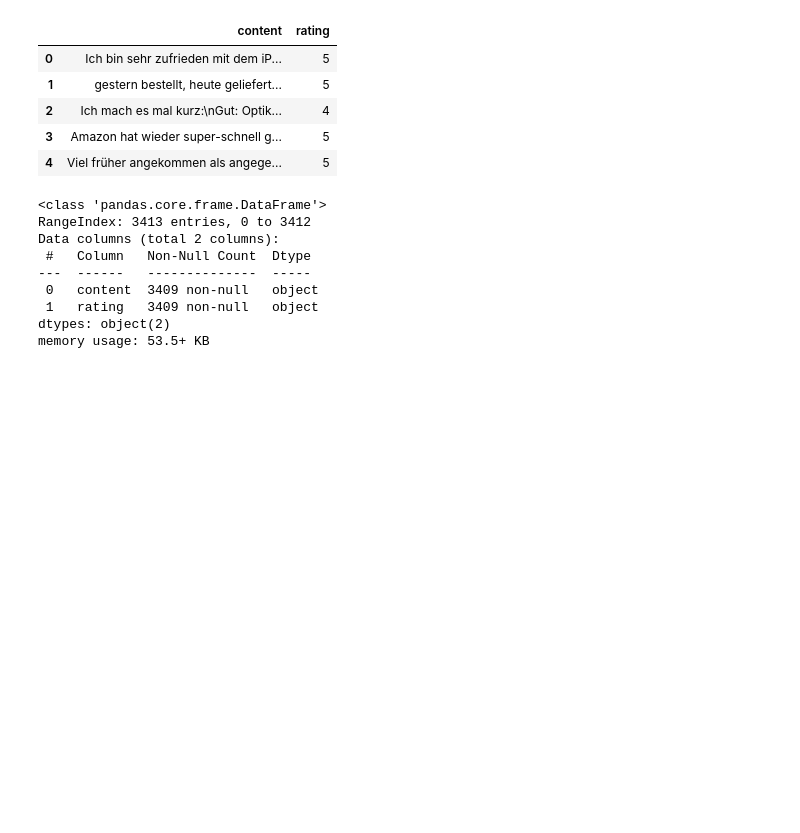
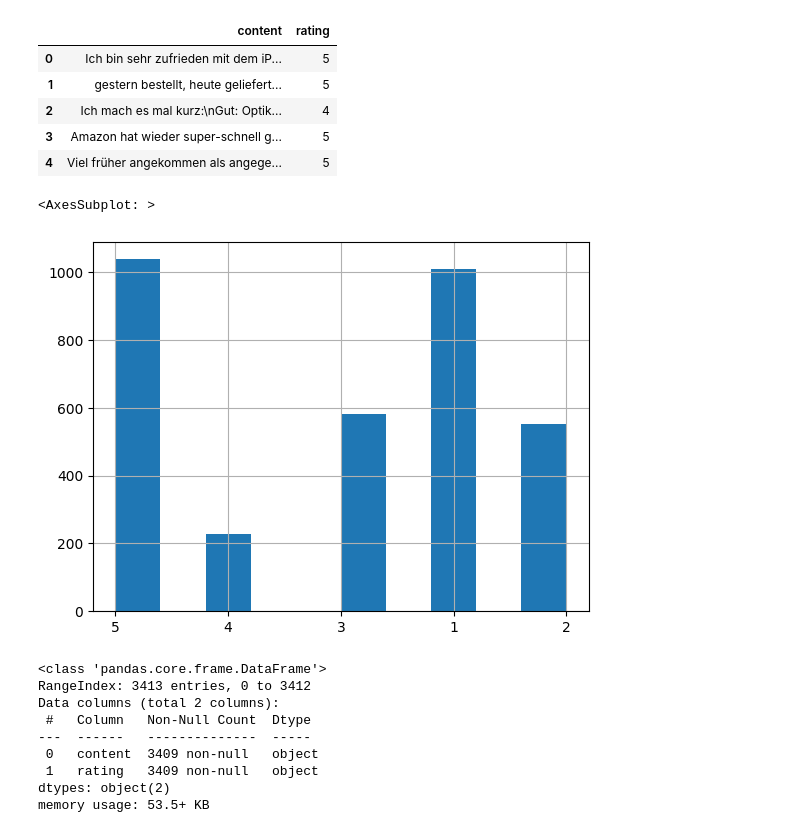
Before and after one commit to berndheidemann/text_classification_first_trys, a Jupyter notebook: amazon_review_analysis/first_classifier.ipynb, the cells around one changed output. Drawn from its saved outputs; the diff is of its cells as text; code cells hidden in the pictures; blank space fills up the shorter version.

```diff
--- a/amazon_review_analysis/first_classifier.ipynb
+++ b/amazon_review_analysis/first_classifier.ipynb
@@ -38,6 +40,11 @@ df.head()
 | 2 | Ich mach es mal kurz:\nGut: Optik... | 4 |
 | 3 | Amazon hat wieder super-schnell g... | 5 |
 | 4 | Viel früher angekommen als angege... | 5 |
+# %%
+df.rating.hist()
+# %% [output]
+<AxesSubplot: >
+[figure, added]
 # %%
 df.info()
 # %% [output]
```
Also changed, not shown: parts of 6 cells of this notebook, 1 other file.
